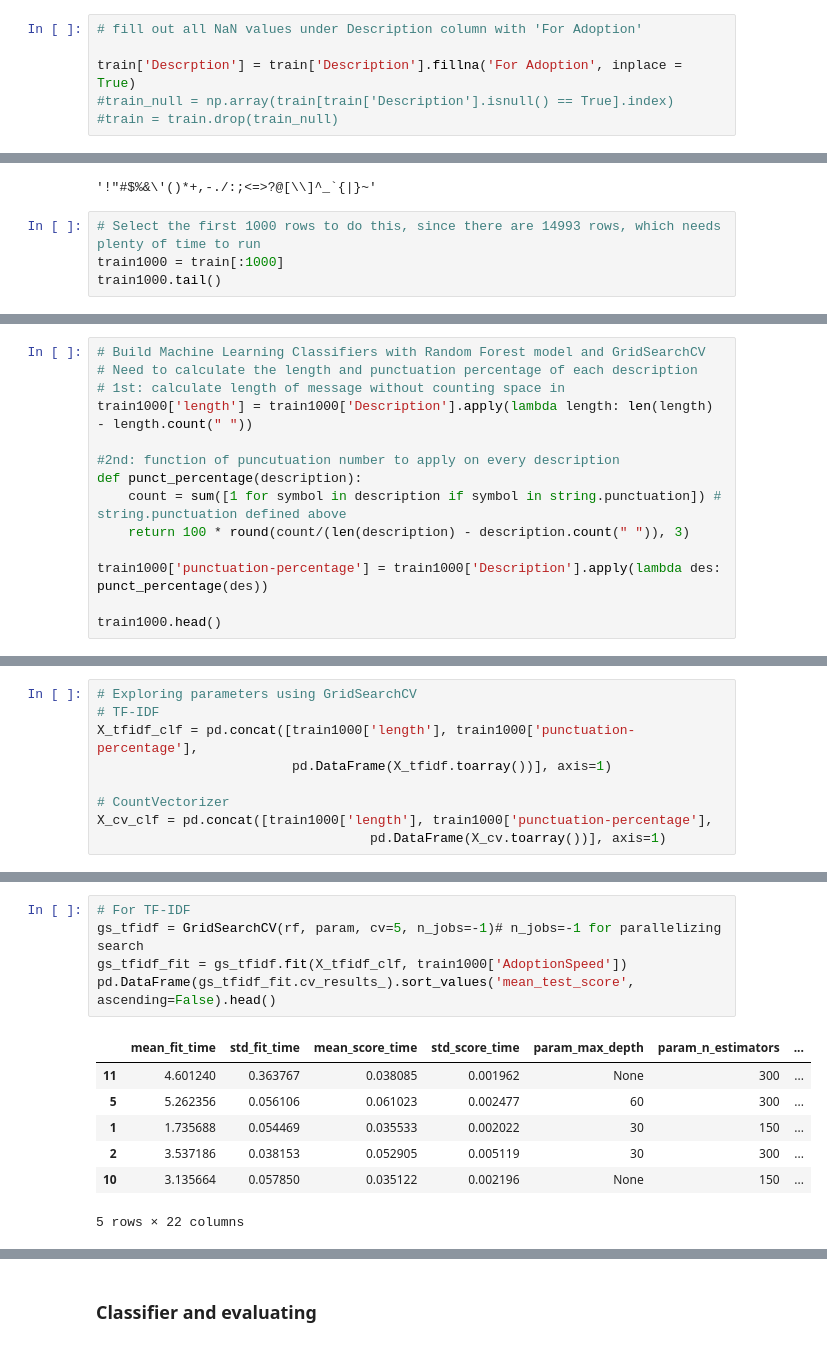
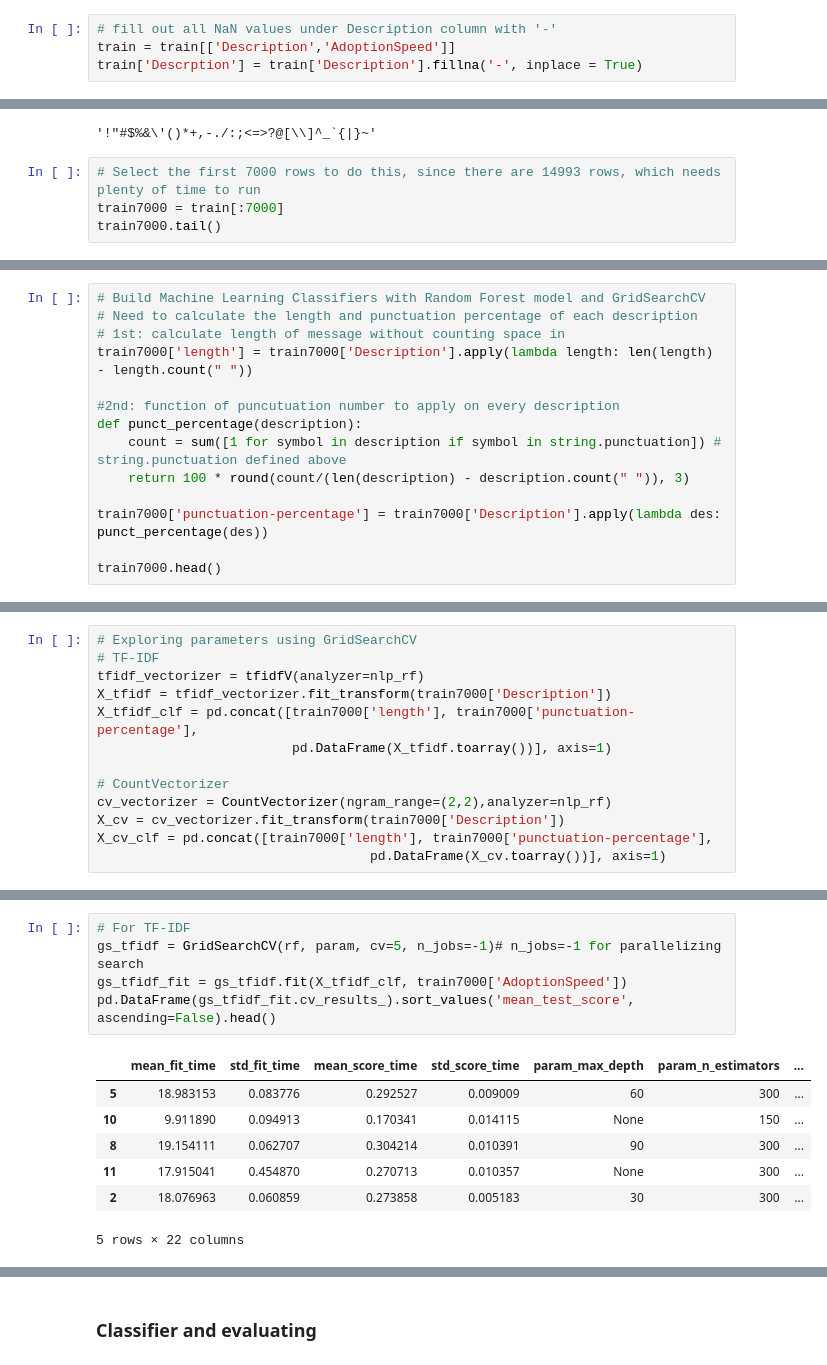
Before and after one commit to juew72/pet-adoptionspeed, a Jupyter notebook: NLP.ipynb, the cells around one changed output, grey strips where cells are left out. Cells and saved outputs as stored; diff of their text form.

```diff
--- a/NLP.ipynb
+++ b/NLP.ipynb
@@ -46,11 +46,9 @@ df = pd.read_csv('Data/cleaned-data.csv')
 train = pd.read_csv('Data/cleaned-train.csv')
 test = pd.read_csv('Data/cleaned-test.csv')
 # %%
-# fill out all NaN values under Description column with 'For Adoption'
-
-train['Descrption'] = train['Description'].fillna('For Adoption', inplace = True)
-#train_null = np.array(train[train['Description'].isnull() == True].index)
-#train = train.drop(train_null)
+# fill out all NaN values under Description column with '-'
+train = train[['Description','AdoptionSpeed']]
+train['Descrption'] = train['Description'].fillna('-', inplace = True)
 # %% [markdown]
 ## Word Clouds
 # %%
@@ -249,7 +217,7 @@ string.punctuation
 # %% [output]
 '!"#$%&\'()*+,-./:;<=>?@[\\]^_`{|}~'
 # %%
-# Select the first 1000 rows to do this, since there are 14993 rows, which needs plenty of time to run
-train1000 = train[:1000]
-train1000.tail()
+# Select the first 7000 rows to do this, since there are 14993 rows, which needs plenty of time to run
+train7000 = train[:7000]
+train7000.tail()
 # %% [output]
@@ -332,16 +271,16 @@ Xdf_tfidf.head(10)
 # Build Machine Learning Classifiers with Random Forest model and GridSearchCV
 # Need to calculate the length and punctuation percentage of each description
 # 1st: calculate length of message without counting space in
-train1000['length'] = train1000['Description'].apply(lambda length: len(length) - length.count(" "))
+train7000['length'] = train7000['Description'].apply(lambda length: len(length) - length.count(" "))
 
 #2nd: function of puncutuation number to apply on every description
 def punct_percentage(description):
     count = sum([1 for symbol in description if symbol in string.punctuation]) # string.punctuation defined above
     return 100 * round(count/(len(description) - description.count(" ")), 3)
 
-train1000['punctuation-percentage'] = train1000['Description'].apply(lambda des: punct_percentage(des))
+train7000['punctuation-percentage'] = train7000['Description'].apply(lambda des: punct_percentage(des))
 
-train1000.head()
+train7000.head()
 # %% [output]
 A value is trying to be set on a copy of a slice from a DataFrame.
 Try using .loc[row_indexer,col_indexer] = value instead
@@ -362,9 +301,13 @@ See the caveats in the documentation: http://pandas.pydata.org/pandas-docs/stabl
 # %%
 # Exploring parameters using GridSearchCV
 # TF-IDF
-X_tfidf_clf = pd.concat([train1000['length'], train1000['punctuation-percentage'],
+tfidf_vectorizer = tfidfV(analyzer=nlp_rf)
+X_tfidf = tfidf_vectorizer.fit_transform(train7000['Description'])
+X_tfidf_clf = pd.concat([train7000['length'], train7000['punctuation-percentage'],
                          pd.DataFrame(X_tfidf.toarray())], axis=1)
 
 # CountVectorizer
-X_cv_clf = pd.concat([train1000['length'], train1000['punctuation-percentage'],
+cv_vectorizer = CountVectorizer(ngram_range=(2,2),analyzer=nlp_rf)
+X_cv = cv_vectorizer.fit_transform(train7000['Description'])
+X_cv_clf = pd.concat([train7000['length'], train7000['punctuation-percentage'],
                                    pd.DataFrame(X_cv.toarray())], axis=1)
@@ -392,14 +333,14 @@ The mean_test_score for n_estimators =150 and max_depth = 90 gives the best resu
 # %%
 # For TF-IDF
 gs_tfidf = GridSearchCV(rf, param, cv=5, n_jobs=-1)# n_jobs=-1 for parallelizing search
-gs_tfidf_fit = gs_tfidf.fit(X_tfidf_clf, train1000['AdoptionSpeed'])
+gs_tfidf_fit = gs_tfidf.fit(X_tfidf_clf, train7000['AdoptionSpeed'])
 pd.DataFrame(gs_tfidf_fit.cv_results_).sort_values('mean_test_score', ascending=False).head()
 # %% [output]
 |  | mean_fit_time | std_fit_time | mean_score_time | std_score_time | param_max_depth | param_n_estimators | ... |
-| 11 | 4.601240 | 0.363767 | 0.038085 | 0.001962 | None | 300 | ... |
-| 5 | 5.262356 | 0.056106 | 0.061023 | 0.002477 | 60 | 300 | ... |
-| 1 | 1.735688 | 0.054469 | 0.035533 | 0.002022 | 30 | 150 | ... |
-| 2 | 3.537186 | 0.038153 | 0.052905 | 0.005119 | 30 | 300 | ... |
-| 10 | 3.135664 | 0.057850 | 0.035122 | 0.002196 | None | 150 | ... |
+| 5 | 18.983153 | 0.083776 | 0.292527 | 0.009009 | 60 | 300 | ... |
+| 10 | 9.911890 | 0.094913 | 0.170341 | 0.014115 | None | 150 | ... |
+| 8 | 19.154111 | 0.062707 | 0.304214 | 0.010391 | 90 | 300 | ... |
+| 11 | 17.915041 | 0.454870 | 0.270713 | 0.010357 | None | 300 | ... |
+| 2 | 18.076963 | 0.060859 | 0.273858 | 0.005183 | 30 | 300 | ... |
 5 rows × 22 columns
 # %% [markdown]
```
Also changed, not shown: parts of 30 cells of this notebook, 3 other files.
